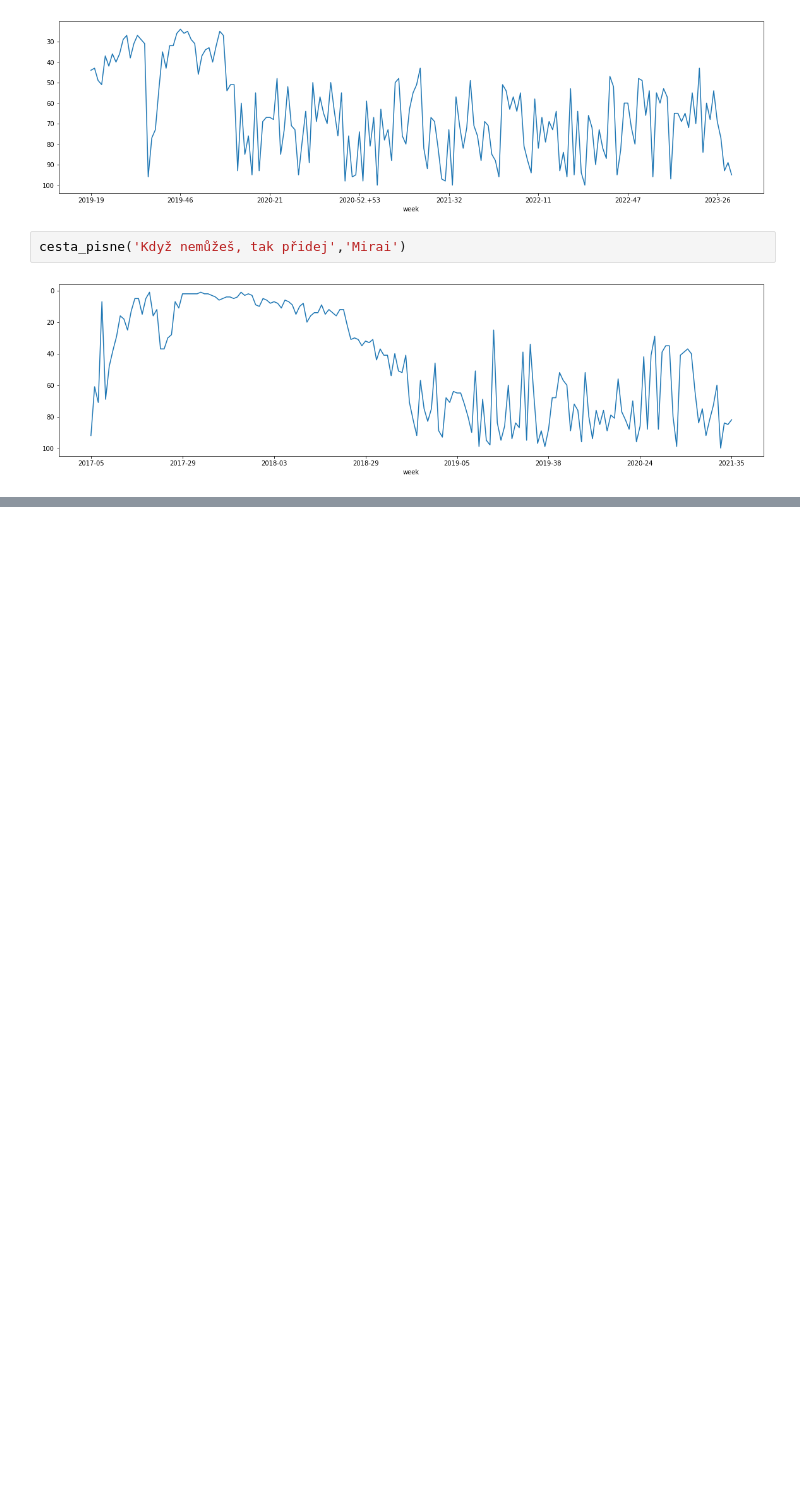
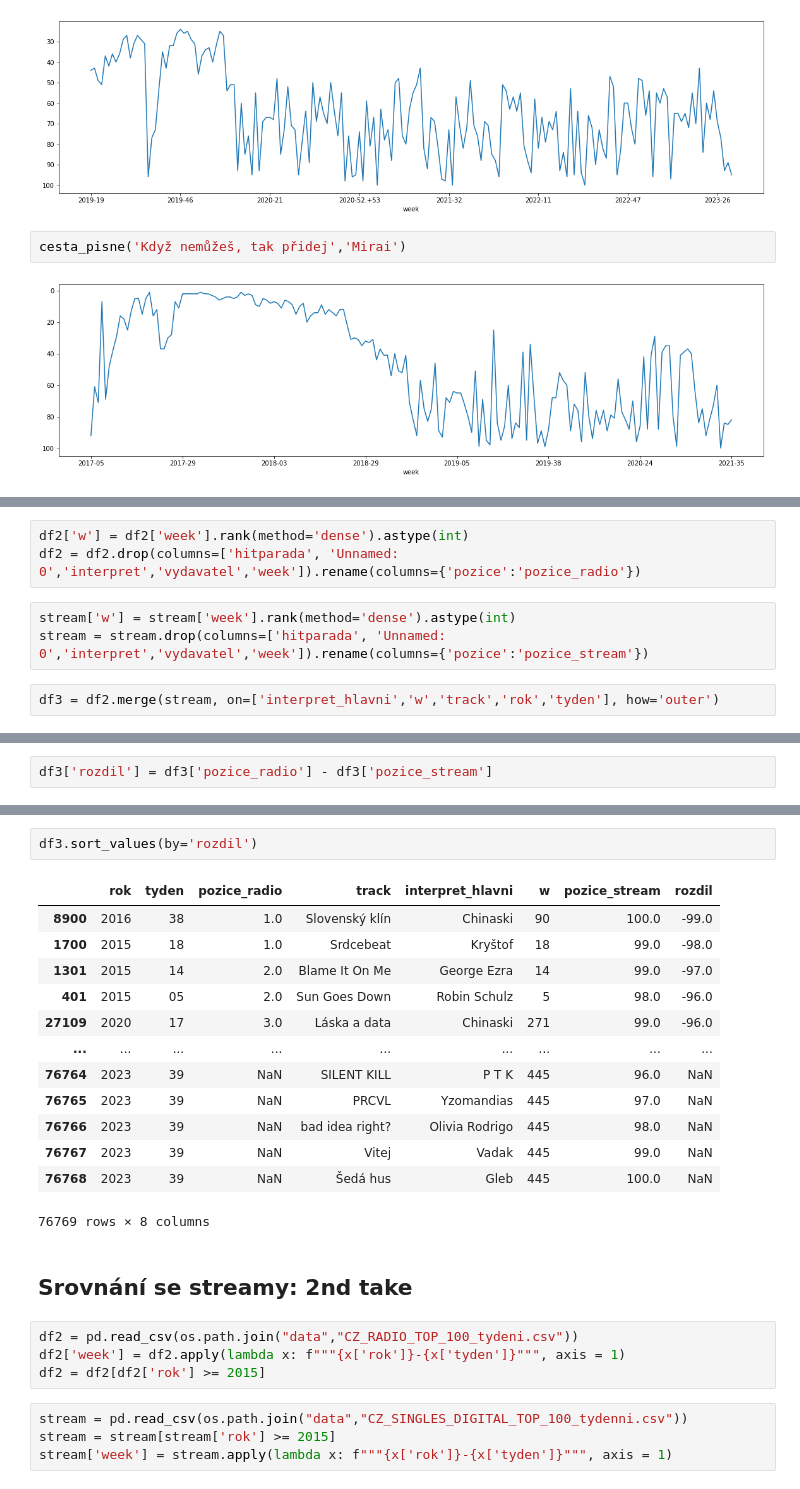
Before and after one commit to DataRozhlas/hitparady, a Jupyter notebook: 111 CZ100RADIO cesta písničky do éteru.ipynb, the cells around one changed output, grey strips where cells are left out. Cells and saved outputs as stored; diff of their text form; blank space fills up the shorter version.

```diff
--- a/111 cesta písničky do éteru.ipynb
+++ b/111 CZ100RADIO cesta písničky do éteru.ipynb
@@ -158,0 +202,8 @@ cesta_pisne('Když nemůžeš, tak přidej','Mirai')
+# %%
+df2['w'] = df2['week'].rank(method='dense').astype(int)
+df2 = df2.drop(columns=['hitparada', 'Unnamed: 0','interpret','vydavatel','week']).rename(columns={'pozice':'pozice_radio'})
+# %%
+stream['w'] = stream['week'].rank(method='dense').astype(int)
+stream = stream.drop(columns=['hitparada', 'Unnamed: 0','interpret','vydavatel','week']).rename(columns={'pozice':'pozice_stream'})
+# %%
+df3 = df2.merge(stream, on=['interpret_hlavni','w','track','rok','tyden'], how='outer')
@@ -158,0 +226,2 @@ cesta_pisne('Když nemůžeš, tak přidej','Mirai')
+# %%
+df3['rozdil'] = df3['pozice_radio'] - df3['pozice_stream']
@@ -158,0 +238,26 @@ cesta_pisne('Když nemůžeš, tak přidej','Mirai')
+# %%
+df3.sort_values(by='rozdil')
+# %% [output]
+|  | rok | tyden | pozice_radio | track | interpret_hlavni | w | pozice_stream | rozdil |
+| 8900 | 2016 | 38 | 1.0 | Slovenský klín | Chinaski | 90 | 100.0 | -99.0 |
+| 1700 | 2015 | 18 | 1.0 | Srdcebeat | Kryštof | 18 | 99.0 | -98.0 |
+| 1301 | 2015 | 14 | 2.0 | Blame It On Me | George Ezra | 14 | 99.0 | -97.0 |
+| 401 | 2015 | 05 | 2.0 | Sun Goes Down | Robin Schulz | 5 | 98.0 | -96.0 |
+| 27109 | 2020 | 17 | 3.0 | Láska a data | Chinaski | 271 | 99.0 | -96.0 |
+| ... | ... | ... | ... | ... | ... | ... | ... | ... |
+| 76764 | 2023 | 39 | NaN | SILENT KILL | P T K | 445 | 96.0 | NaN |
+| 76765 | 2023 | 39 | NaN | PRCVL | Yzomandias | 445 | 97.0 | NaN |
+| 76766 | 2023 | 39 | NaN | bad idea right? | Olivia Rodrigo | 445 | 98.0 | NaN |
+| 76767 | 2023 | 39 | NaN | Vitej | Vadak | 445 | 99.0 | NaN |
+| 76768 | 2023 | 39 | NaN | Šedá hus | Gleb | 445 | 100.0 | NaN |
+76769 rows × 8 columns
+# %% [markdown]
+## Srovnání se streamy: 2nd take
+# %%
+df2 = pd.read_csv(os.path.join("data","CZ_RADIO_TOP_100_tydeni.csv"))
+df2['week'] = df2.apply(lambda x: f"""{x['rok']}-{x['tyden']}""", axis = 1)
+df2 = df2[df2['rok'] >= 2015]
+# %%
+stream = pd.read_csv(os.path.join("data","CZ_SINGLES_DIGITAL_TOP_100_tydenni.csv"))
+stream = stream[stream['rok'] >= 2015]
+stream['week'] = stream.apply(lambda x: f"""{x['rok']}-{x['tyden']}""", axis = 1)
```
Also changed, not shown: parts of 19 cells of this notebook, 3 other files.
